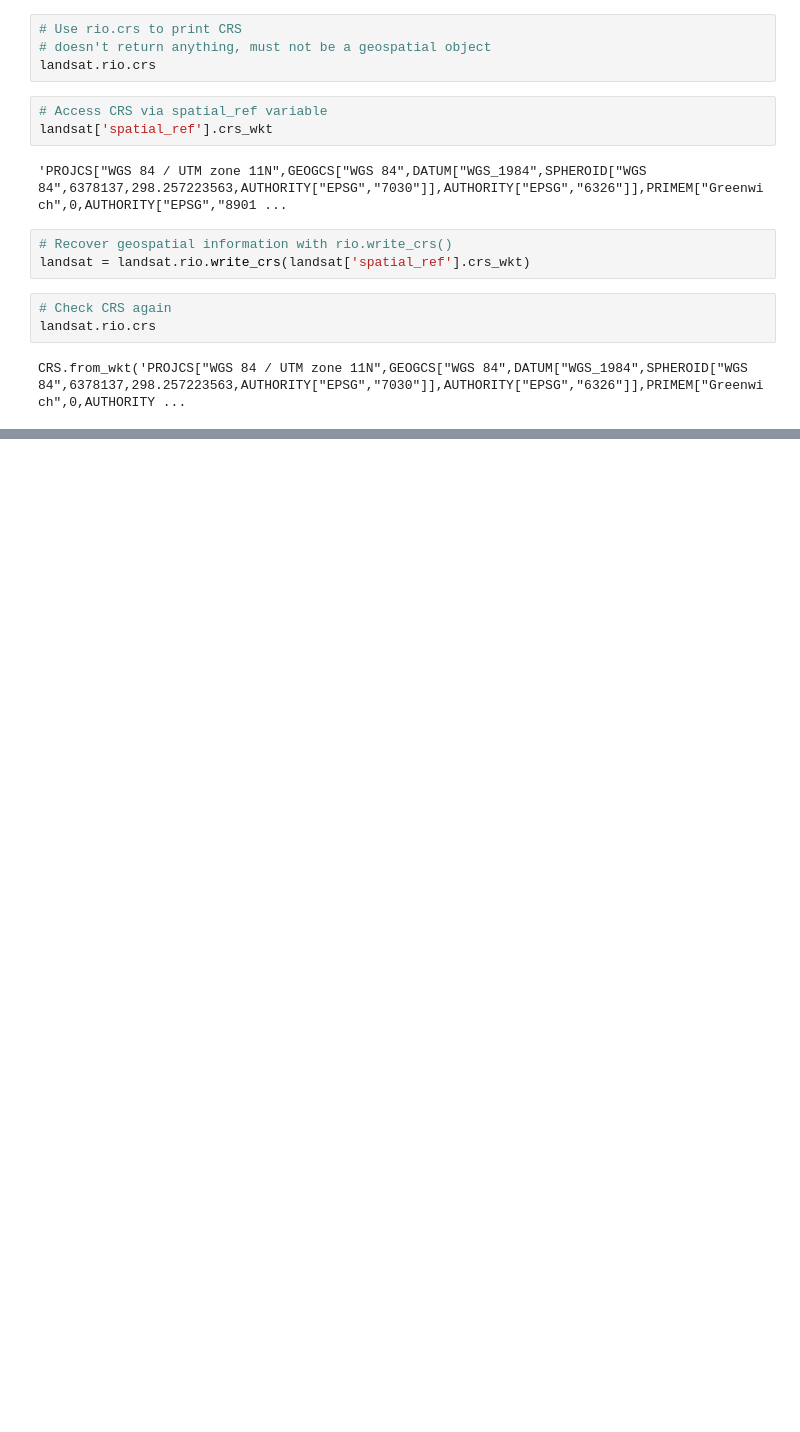
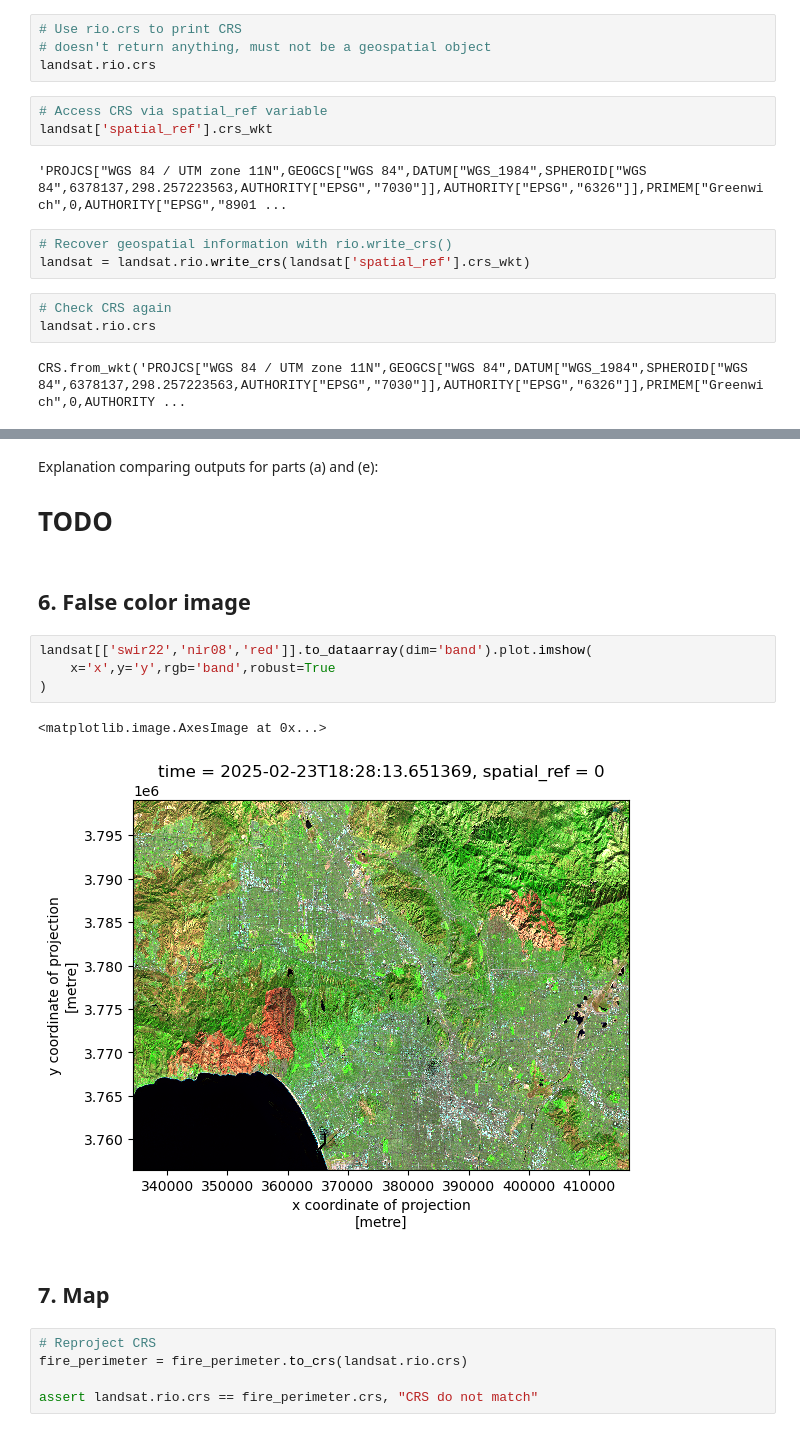
Before and after one commit to kloo49/eds220-hwk4-kloo, a Jupyter notebook: hwk4-task2-false-color-loo.ipynb, the cells around one changed output, grey strips where cells are left out. Cells and saved outputs as stored; diff of their text form; blank space fills up the shorter version.

```diff
--- a/hwk4-task2-false-color-loo.ipynb
+++ b/hwk4-task2-false-color-loo.ipynb
@@ -166,0 +201,20 @@ rgb.plot.imshow(
+# %% [markdown]
+Explanation comparing outputs for parts (a) and (e):
+
+# TODO
+# %% [markdown]
+## 6. False color image
+# %%
+landsat[['swir22','nir08','red']].to_dataarray(dim='band').plot.imshow(
+    x='x',y='y',rgb='band',robust=True
+)
+# %% [output]
+<matplotlib.image.AxesImage at 0x...>
+[figure, added]
+# %% [markdown]
+## 7. Map
+# %%
+# Reproject CRS
+fire_perimeter = fire_perimeter.to_crs(landsat.rio.crs)
+
+assert landsat.rio.crs == fire_perimeter.crs, "CRS do not match"
```
Also changed, not shown: parts of 11 cells of this notebook.
